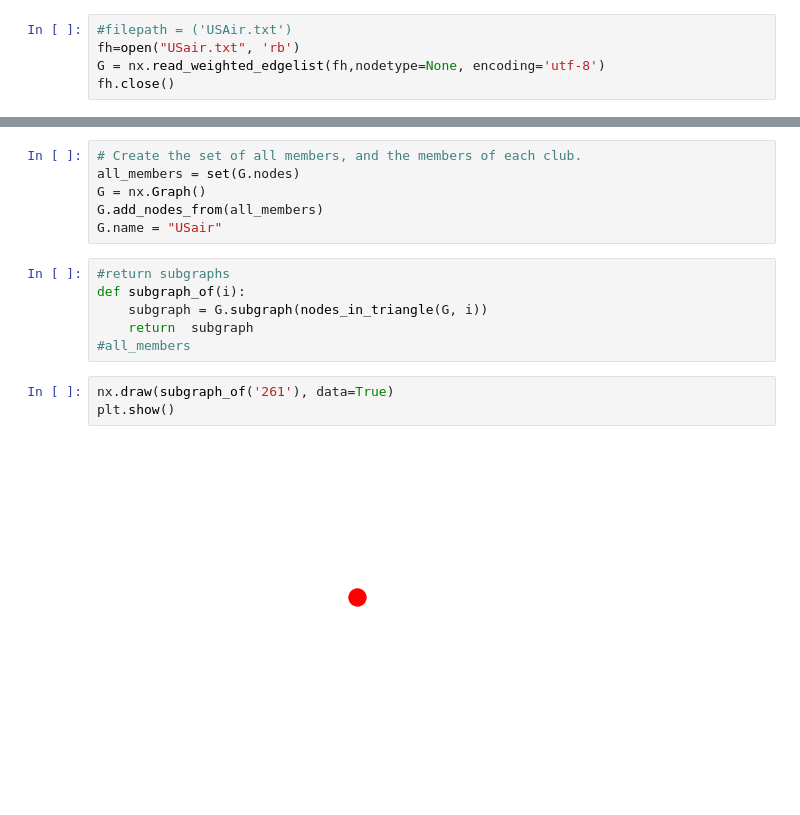
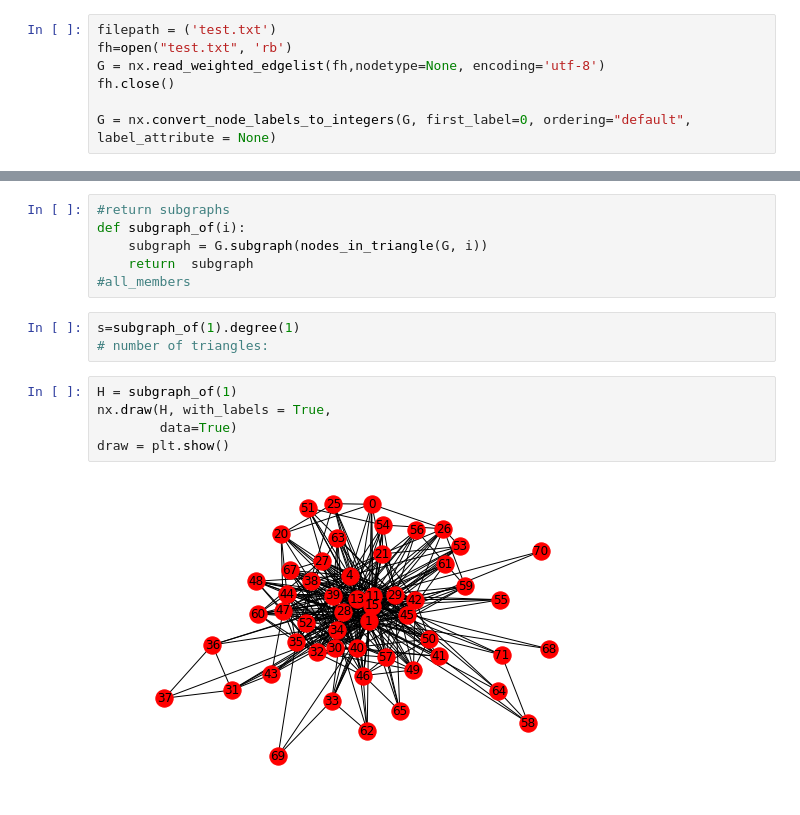
Before and after one commit to amshoo/python, a Jupyter notebook: Untitled.ipynb, the cells around one changed output, grey strips where cells are left out. Drawn from its saved outputs; the diff is of its cells as text.

```diff
--- a/Untitled.ipynb
+++ b/Untitled.ipynb
@@ -5,10 +5,12 @@ import numpy as np
 import matplotlib.pyplot as plt
 import pandas as pd
 # %%
-#filepath = ('USAir.txt')
-fh=open("USair.txt", 'rb')
+filepath = ('test.txt')
+fh=open("test.txt", 'rb')
 G = nx.read_weighted_edgelist(fh,nodetype=None, encoding='utf-8')
 fh.close()
+
+G = nx.convert_node_labels_to_integers(G, first_label=0, ordering="default", label_attribute = None)
 # %%
 #MatrixAdjacency_Net,MaxNodeNum = pre.Init(filepath)
 # %%
@@ -34,20 +36,19 @@ def nodes_in_triangle(G, n):
             triangle_nodes.add(n2)
 
     return triangle_nodes
-# %%
-# Create the set of all members, and the members of each club.
-all_members = set(G.nodes)
-G = nx.Graph()
-G.add_nodes_from(all_members)
-G.name = "USair"
 # %%
 #return subgraphs
 def subgraph_of(i):
     subgraph = G.subgraph(nodes_in_triangle(G, i))
     return  subgraph
 #all_members
+# %%
+s=subgraph_of(1).degree(1)
+# number of triangles:
 # %%
-nx.draw(subgraph_of('261'), data=True)
-plt.show()
+H = subgraph_of(1)
+nx.draw(H, with_labels = True,
+        data=True)
+draw = plt.show()
 # %% [output]
-[figure, old version]
+[figure, new version]
```
Also changed, not shown: parts of 2 cells of this notebook, 4 other files.
